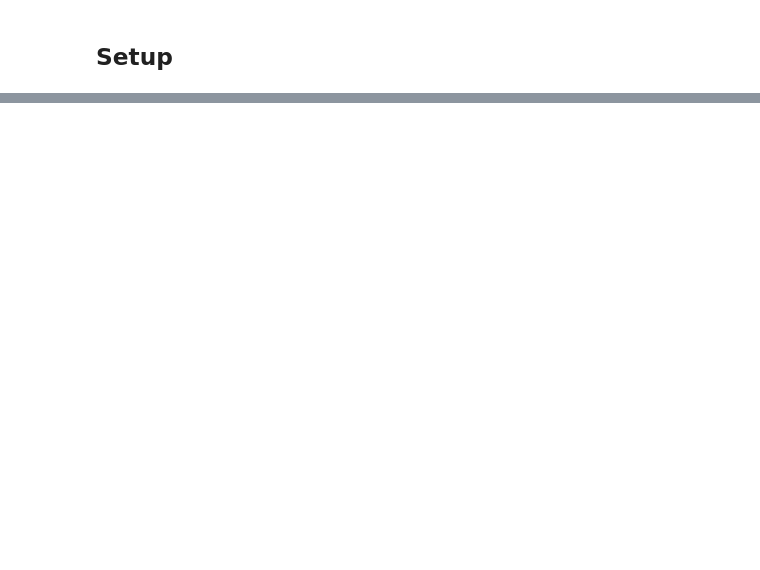
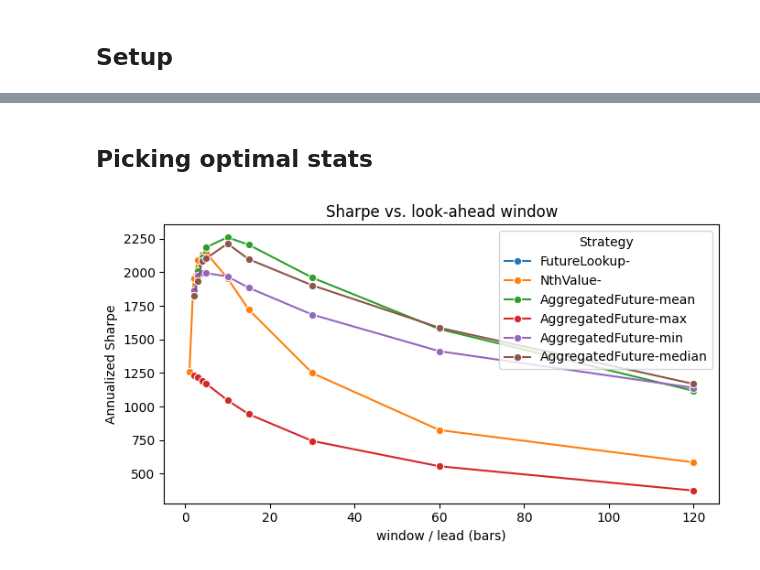
Before and after one commit to ilyaperepelitsa/dobyte_test, a Jupyter notebook: notebooks/run_multiple_strategies.ipynb, the cells around one changed output, grey strips where cells are left out. Drawn from its saved outputs; the diff is of its cells as text; code cells hidden in the pictures; blank space fills up the shorter version.

```diff
--- a/notebooks/run_multiple_strategies.ipynb
+++ b/notebooks/run_multiple_strategies.ipynb
@@ -47,0 +276,39 @@ pd.DataFrame(all_stats, index = indices)
+# %% [markdown]
+## Picking optimal stats
+# %%
+
+mask     = plot_df["window/lead"].notna()
+param_df = plot_df[mask].copy()
+
+param_df["line"] = (
+      param_df["group"]
+        .str.replace("Strategy$", "", regex=True)          # drop suffix
+    + param_df["agg_fn"].mask(param_df["agg_fn"].eq("None"), "")
+        .radd("-", fill_value="")                          # "-mean", "-max", …
+)
+
+fig, ax = plt.subplots(figsize=(7, 4))
+sns.lineplot(
+    data   = param_df.sort_values("window/lead"),
+    x      = "window/lead",
+    y      = "Annualized Sharpe",
+    hue    = "line",
+    marker = "o",
+    ax     = ax
+)
+
+ax.set_title("Sharpe vs. look‑ahead window")
+ax.set_xlabel("window / lead (bars)")
+ax.set_ylabel("Annualized Sharpe")
+ax.legend(title="Strategy")
+fig.tight_layout()
+
+fig.savefig(
+    "../reports/figures/sharpe_vs_window.png",
+    dpi=300,
+    bbox_inches="tight"
+)
+
+plt.show()
+# %% [output]
+[figure, added]
```
Also changed, not shown: parts of 24 cells of this notebook, 19 other files.
